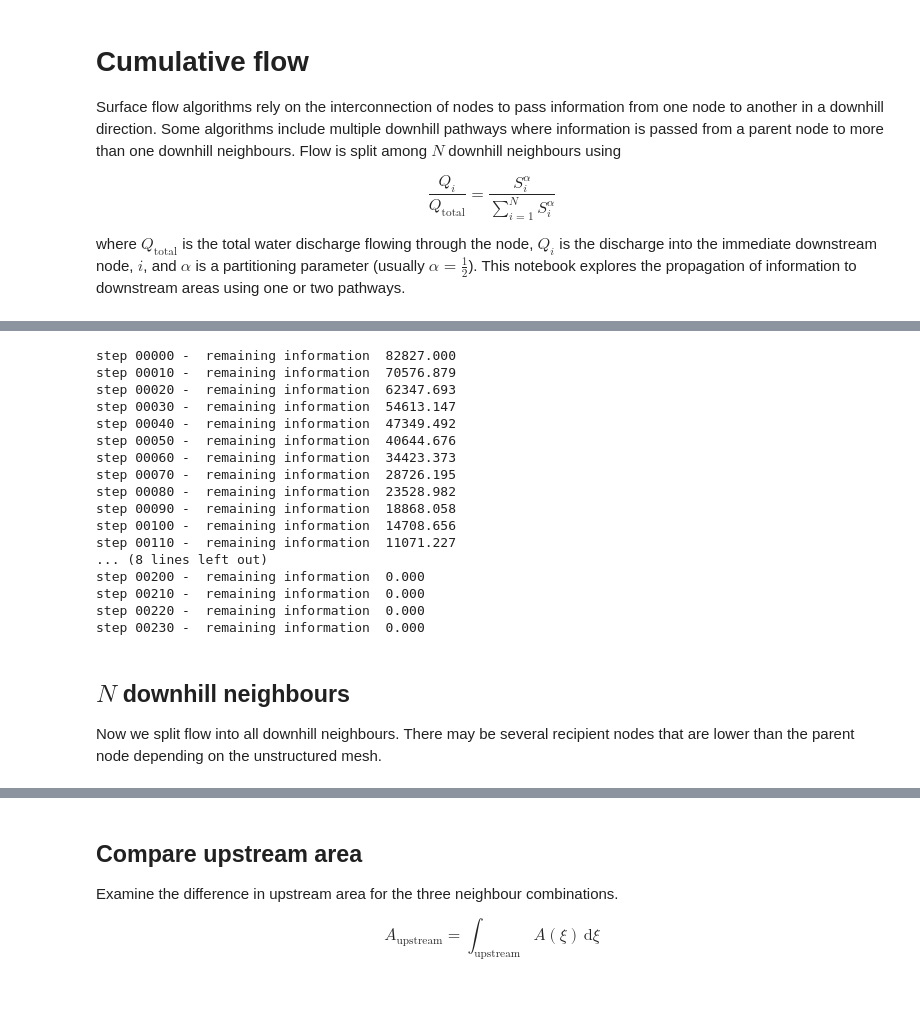
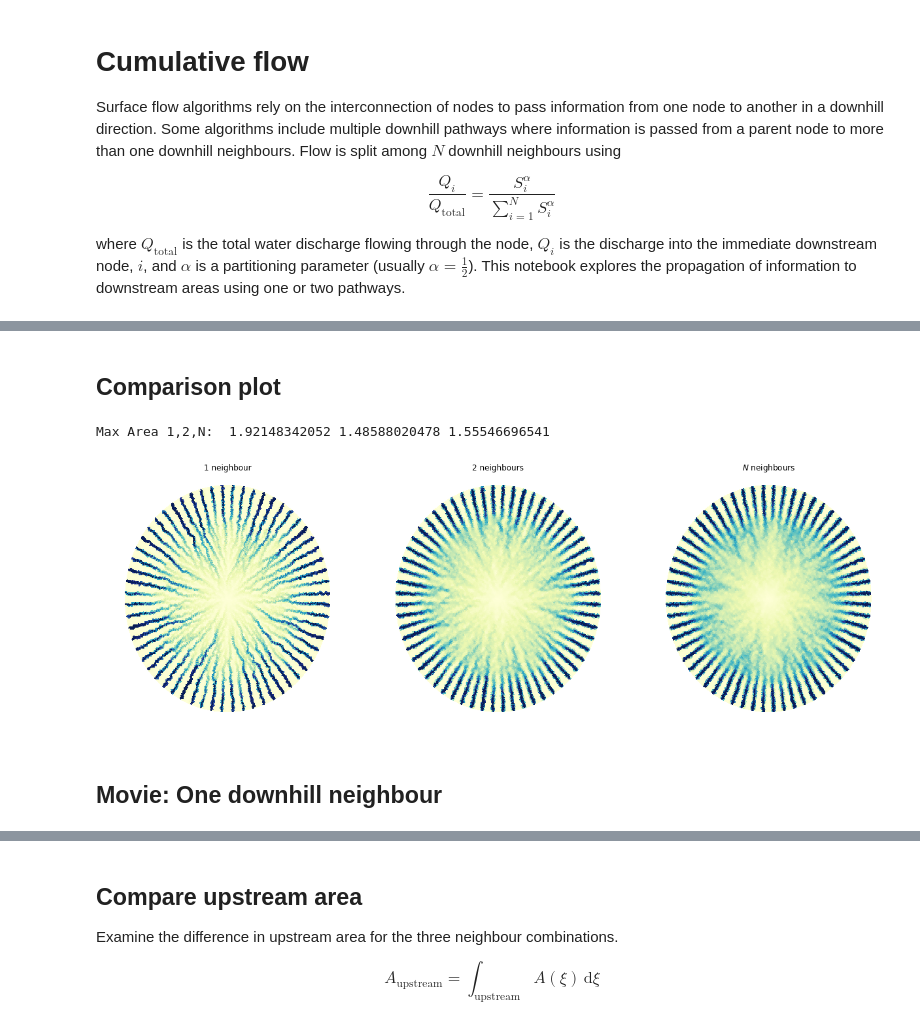
Before and after one commit to underworldcode/quagmire, a Jupyter notebook: Notebooks/cumulative flow.ipynb, the cells around one changed output, grey strips where cells are left out. Saved outputs shown, nothing was run; the diff lists cells and outputs as text; code cells hidden in the pictures; blank space fills up the shorter version.

```diff
--- a/Notebooks/cumulative flow.ipynb
+++ b/Notebooks/cumulative flow.ipynb
@@ -106,58 +79,6 @@ This is the default setting in Quagmire. It uses the partitioning algorithm abov
 # %%
 mesh._build_downhill_matrix()
 down2 = mesh.downhillMat.copy()
-# %%
-DX0 = mesh.gvec.duplicate()
-DX1 = mesh.gvec.duplicate()
-DX1.set(1.0)
-
-plt.ion()
-fig = plt.figure(1, figsize=(5,5))
-ax1 = fig.add_subplot(111, xlim=[minX,maxX], ylim=[minY,maxY])
-ax1.axes.set_aspect("equal")
-ax1.axis('off')
-ax1.triplot(x, y, mesh.tri.simplices, color="Black", linewidth=0.1, alpha=0.5, zorder=0)
-im1 = ax1.tripcolor(x, y, mesh.tri.simplices, DX1.array, vmin=0, vmax=1, cmap='YlOrRd', shading='gouraud', alpha=0.5, zorder=1)
-
-step=0
-with writer.saving(fig, 'sombrero_2n.mp4', 100):
-    while DX1.array.any() and step < 250:
-
-        im1.set_array(DX1.array)
-        fig.canvas.draw()
-        writer.grab_frame()
-
-        if step%10 == 0:
-            print "step {:05d} -  remaining information  {:.3f}".format(step, DX1.sum())
-
-        step += 1
-
-        DX1 = mesh.downhillMat*DX1
-        DX0 += DX1
-
-plt.close()
-# %% [output]
-step 00000 -  remaining information  82827.000
-step 00010 -  remaining information  70576.879
-step 00020 -  remaining information  62347.693
-step 00030 -  remaining information  54613.147
-step 00040 -  remaining information  47349.492
-step 00050 -  remaining information  40644.676
-step 00060 -  remaining information  34423.373
-step 00070 -  remaining information  28726.195
-step 00080 -  remaining information  23528.982
-step 00090 -  remaining information  18868.058
-step 00100 -  remaining information  14708.656
-step 00110 -  remaining information  11071.227
-... (8 lines left out)
-step 00200 -  remaining information  0.000
-step 00210 -  remaining information  0.000
-step 00220 -  remaining information  0.000
-step 00230 -  remaining information  0.000
-# %% [markdown]
-## $N$ downhill neighbours
-
-Now we split flow into all downhill neighbours. There may be several recipient nodes that are lower than the parent node depending on the unstructured mesh.
 # %%
 mesh._build_downhill_matrix_neighbours()
 downN = mesh.downhillMat.copy()
@@ -163,0 +96,26 @@ downN = mesh.downhillMat.copy()
+# %% [markdown]
+## Comparison plot
+# %%
+fig, (ax1,ax2,ax3) = plt.subplots(1,3, figsize=(21,7))
+for ax in [ax1,ax2,ax3]:
+    ax.axis('off')
+
+vmax = np.mean([upstream_area_1n.max(), upstream_area_2n.max(), upstream_area_Nn.max()])
+print "Max Area 1,2,N: ", upstream_area_1n.max(), upstream_area_2n.max(), upstream_area_Nn.max()
+
+vmax=0.5
+
+im1 = ax1.tripcolor(x, y, mesh.tri.simplices, upstream_area_1n, cmap='YlGnBu', vmax=vmax)
+im2 = ax2.tripcolor(x, y, mesh.tri.simplices, upstream_area_2n, cmap='YlGnBu', vmax=vmax)
+im3 = ax3.tripcolor(x, y, mesh.tri.simplices, upstream_area_Nn, cmap='YlGnBu', vmax=vmax)
+
+ax1.set_title('1 neighbour')
+ax2.set_title('2 neighbours')
+ax3.set_title('$N$ neighbours')
+
+plt.show()
+# %% [output]
+Max Area 1,2,N:  1.92148342052 1.48588020478 1.55546696541
+[figure, added]
+# %% [markdown]
+## Movie: One downhill neighbour
```
Also changed, not shown: parts of 27 cells of this notebook, 2 other files.
